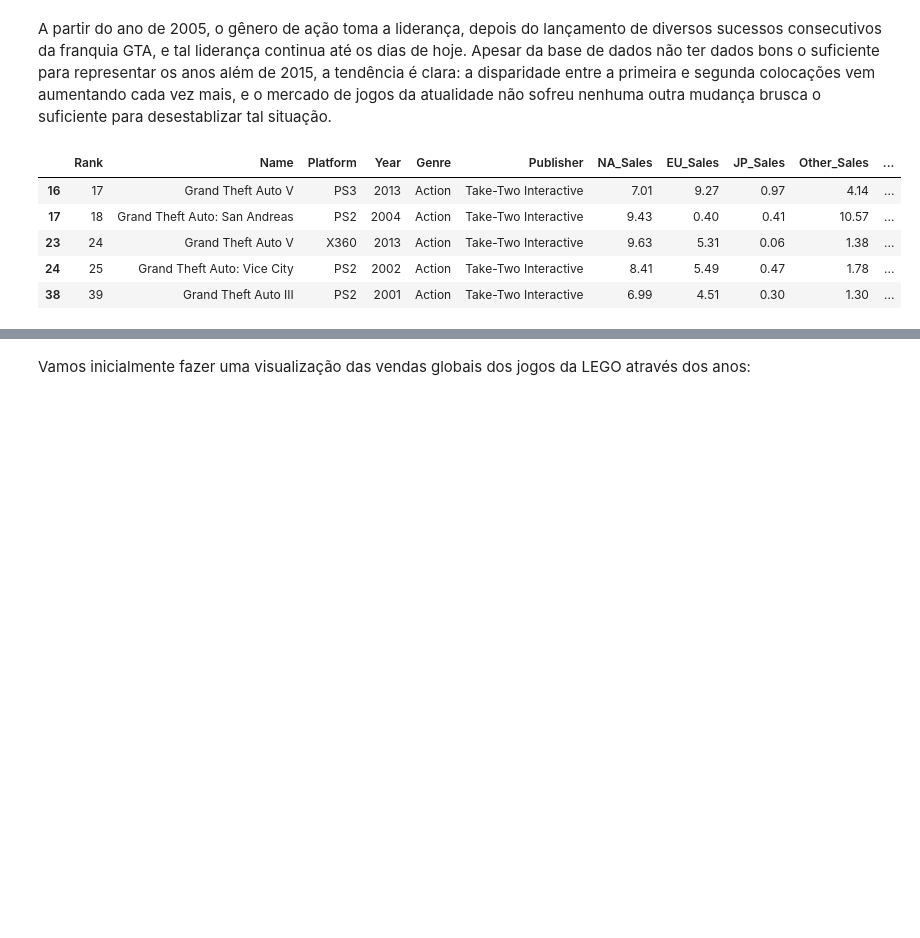
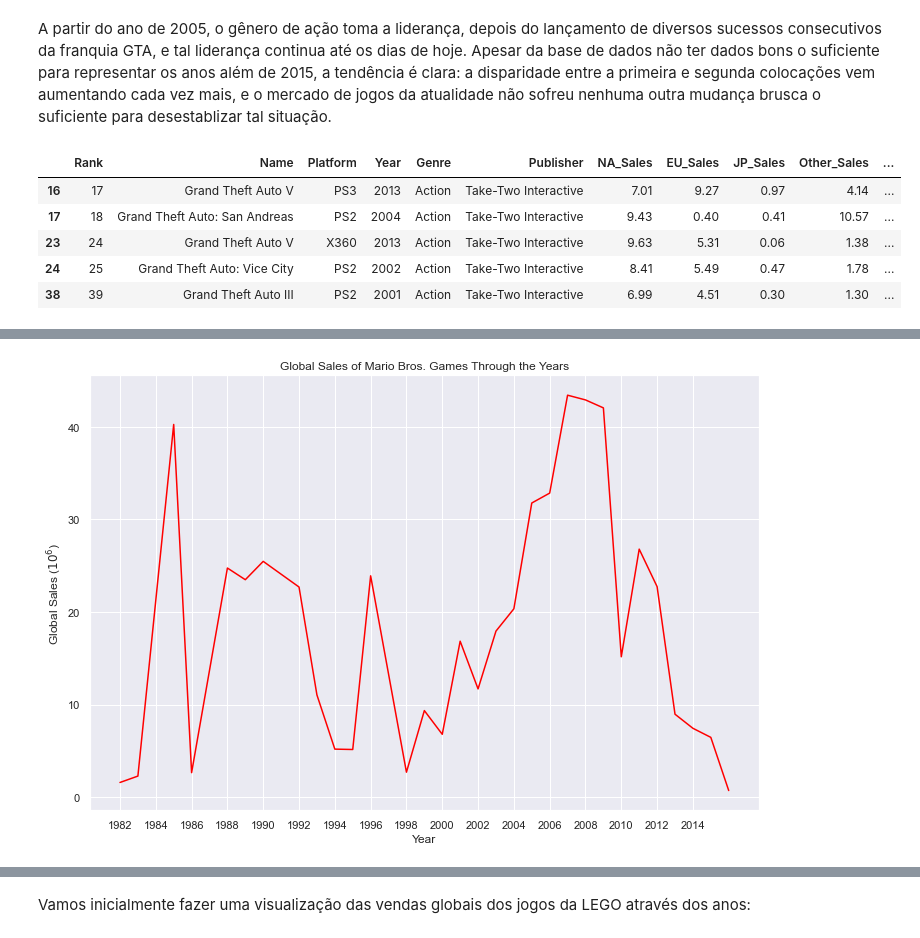
Before and after one commit to adamesalles/icd-eda, a Jupyter notebook: Trabalho Final.ipynb, the cells around one changed output, grey strips where cells are left out. Saved outputs shown, nothing was run; the diff lists cells and outputs as text; code cells hidden in the pictures; blank space fills up the shorter version.

```diff
--- a/Trabalho Final.ipynb
+++ b/Trabalho Final.ipynb
@@ -268,0 +385,5 @@ vgsales[(vgsales.Genre.str.contains("Action")) & (vgsales.Year > 1996)].head()
+# %%
+# O mesmo processo será feito em Mário e Pokémon.
+mario_sy = mario.groupby(["Year"],as_index=False)[["Global_Sales"]].sum()
+mario_sy = mario_sy[mario_sy.Year != -1]
+mario_sy.head()
@@ -268,0 +399,9 @@ vgsales[(vgsales.Genre.str.contains("Action")) & (vgsales.Year > 1996)].head()
+# %%
+fig, ax = plt.subplots(figsize=(12,8))
+sns.lineplot(ax = ax, x="Year", y="Global_Sales", color="red", data=mario_sy)
+plt.xticks(range(1982,2015,2))
+plt.title("Global Sales of Mario Bros. Games Through the Years")
+ax.set(ylabel='Global Sales ($10^6$)')
+plt.show()
+# %% [output]
+[figure, added]
```
Also changed, not shown: parts of 41 cells of this notebook.
